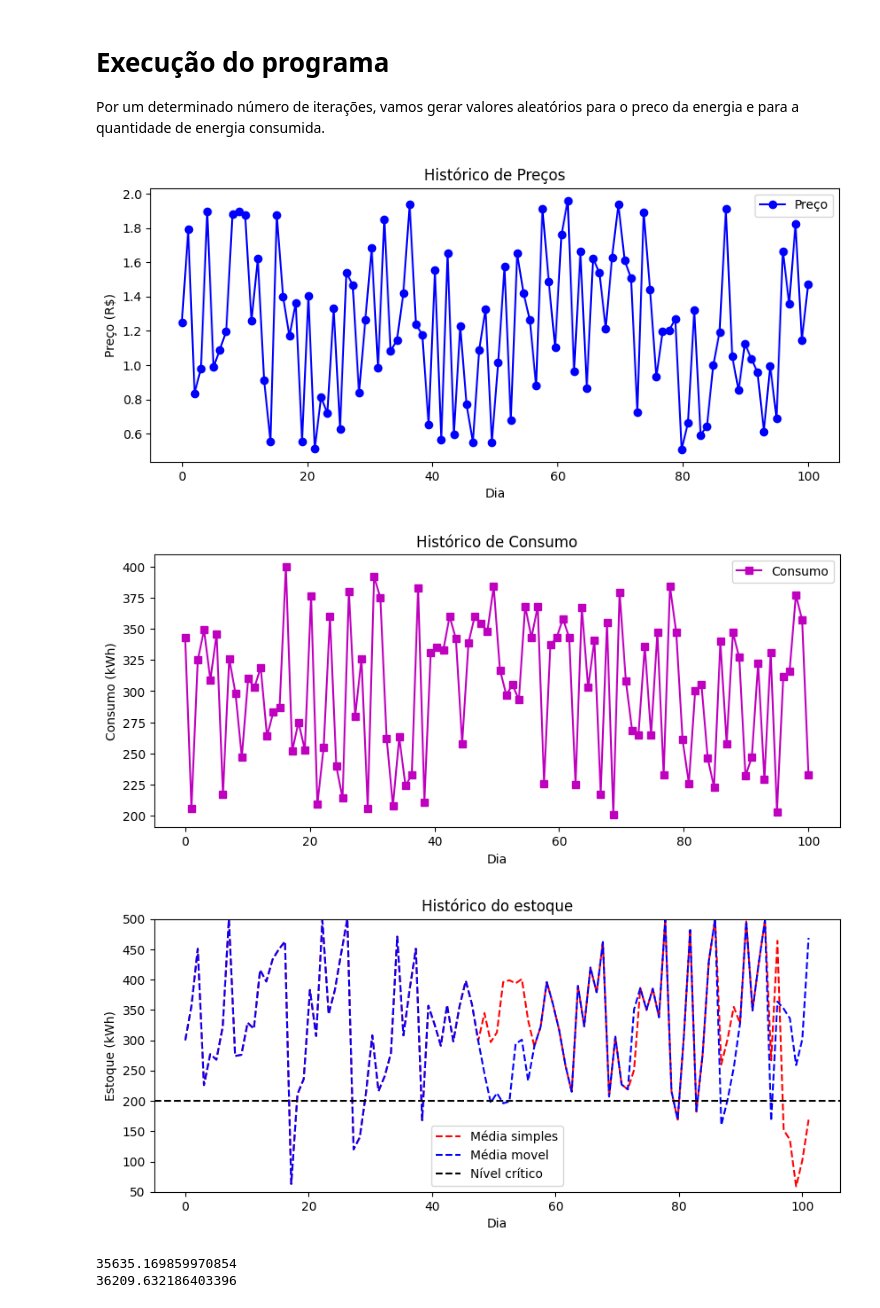
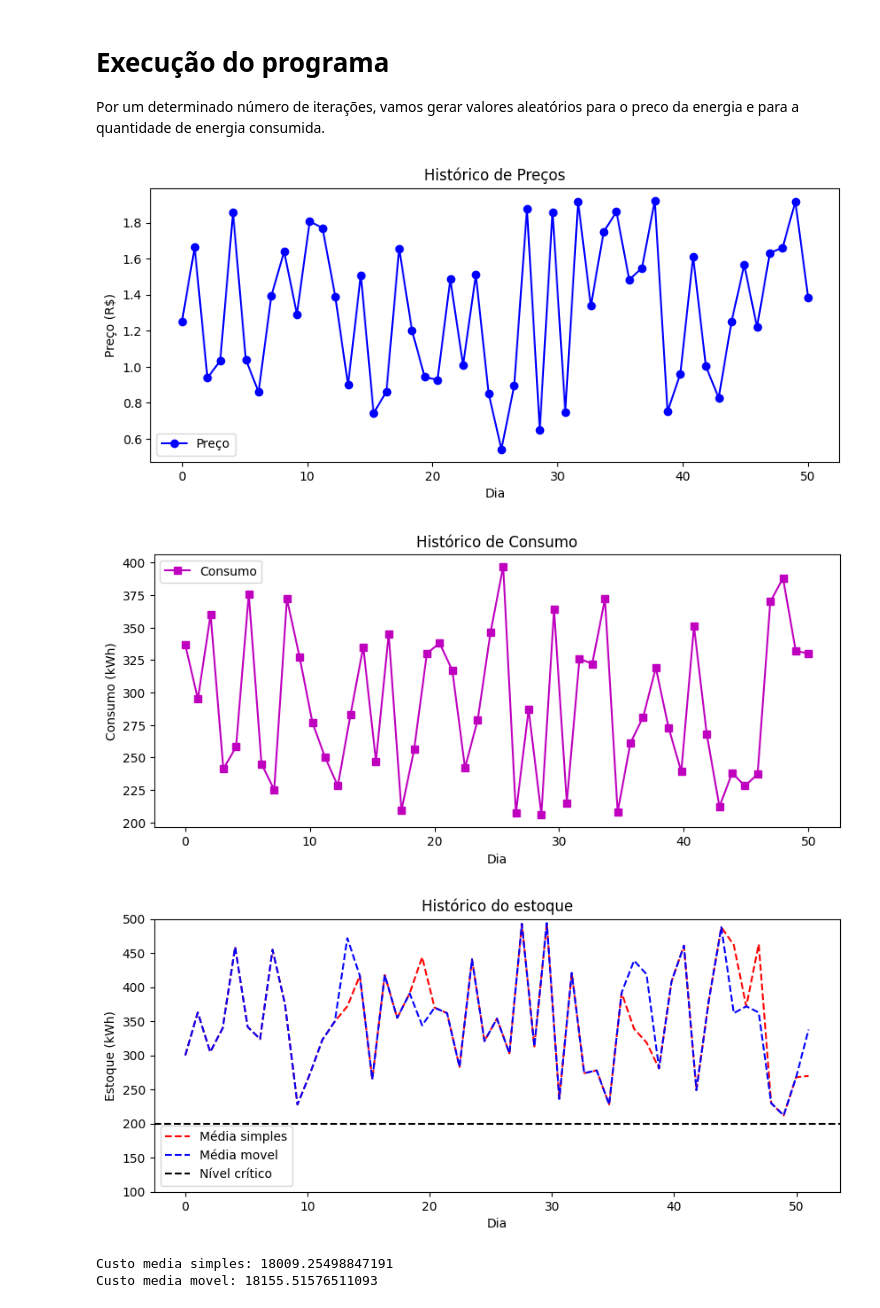
Before and after one commit to gusthcf/ia-ufop, a Jupyter notebook: Apresentacao-disciplina/Agentes-implementacao.ipynb, the cells around one changed output. Drawn from its saved outputs; the diff is of its cells as text; code cells hidden in the pictures.

```diff
--- a/Apresentacao-disciplina/Agentes-implementacao.ipynb
+++ b/Apresentacao-disciplina/Agentes-implementacao.ipynb
@@ -195,7 +184,7 @@ class Imprime():
     plt.plot(historico_dias_estoque, agente.ambiente.historico_estoque, 'r--', label='Média simples')
     plt.plot(historico_dias_estoque, agente.ambiente.historico_estoque_movel, 'b--', label='Média movel')
     plt.axhline(y=200, color='black', linestyle='--', linewidth=1.5, label='Nível crítico')
-    plt.ylim(50, 500)
+    plt.ylim(100, 500)
     plt.title('Histórico do estoque')
     plt.xlabel('Dia')
     plt.ylabel('Estoque (kWh)')
@@ -203,8 +192,8 @@ class Imprime():
     plt.show()
 
 
-    print(agente.total_gasto)
-    print(agente.total_gasto_movel)
+    print(f'Custo media simples: {agente.total_gasto}')
+    print(f'Custo media movel: {agente.total_gasto_movel}')
 # %% [markdown]
 # Execução do programa
 
@@ -212,13 +201,13 @@ Por um determinado número de iterações, vamos gerar valores aleatórios para
 # %%
 ambiente_atuacao = Ambiente()
 smart_house = Agente(ambiente_atuacao)
-smart_house.executa_agente(100)
+smart_house.executa_agente(50)
 
 
 Imprime.imprime_resultado(smart_house)
 # %% [output]
-[figure, old version]
+[figure, new version]
-[figure, old version]
+[figure, new version]
-[figure, old version]
+[figure, new version]
-35635.169859970854
-36209.632186403396
+Custo media simples: 18009.25498847191
+Custo media movel: 18155.51576511093
```
Also changed, not shown: parts of 1 cell of this notebook.
